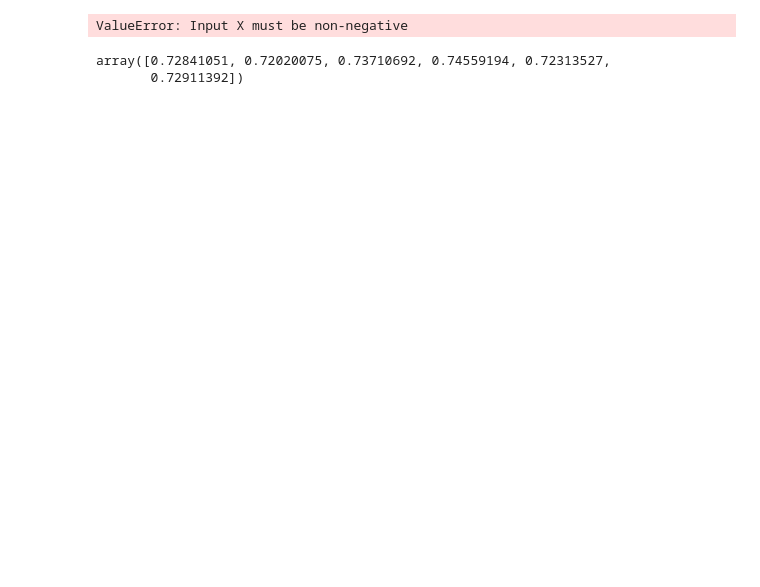
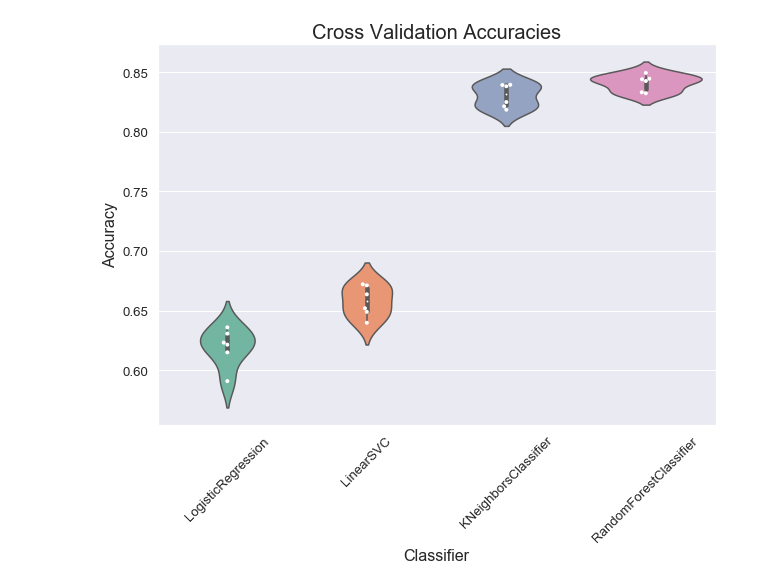
Before and after one commit to Mrnoorsingh/music-genre, a Jupyter notebook: feature_pred.ipynb, the cells around one changed output. Saved outputs shown, nothing was run; the diff lists cells and outputs as text; code cells hidden in the pictures; blank space fills up the shorter version.

Commit message:
display cv of different models

```diff
--- a/feature_pred.ipynb
+++ b/feature_pred.ipynb
@@ -38,22 +24,13 @@ array([[0.408     , 0.19842842, 0.23939218, ..., 0.48517115, 0.40044325,
 # %%
 #cross validating on various classifiers
-models=[LogisticRegression,LinearSVC,MultinomialNB,KNeighborsClassifier]
+models=[LogisticRegression(),LinearSVC(),KNeighborsClassifier(n_neighbors=3),RandomForestClassifier(n_estimators=200)]
 temp=[]
 k=6
 cols=["fold","classifier","accuracy"]
 for model in models:
-    classifier=model()
-    classifier_name=model.__name__
+    classifier=model
+    classifier_name=model.__class__.__name__
     accuracies=cross_val_score(classifier,x_train,y_train,scoring="accuracy",cv=k)
     for fold in range(k):
         row=temp.append([fold,classifier_name,accuracies[fold]])
 new_df=pd.DataFrame(temp,columns=cols)
-# %% [output]
-ValueError: Input X must be non-negative
-# %%
-classifier=RandomForestClassifier()
-accuracies=cross_val_score(classifier,x_train,y_train,scoring="accuracy",cv=k)
-accuracies
-# %% [output]
-array([0.72841051, 0.72020075, 0.73710692, 0.74559194, 0.72313527,
-       0.72911392])
@@ -71,0 +37,14 @@ gs.fit(x_train,y_train)
+# %%
+#visualize cross validation accuracies
+plt.figure(figsize=(10,7))
+sn.set(font_scale=1.2)
+sn.set_style("darkgrid")
+sn.violinplot(x="classifier",y="accuracy",data=new_df,palette="Set2")
+sn.swarmplot(x="classifier",y="accuracy",data=new_df,color="white",size=4,edgecolor="gray")
+plt.title('Cross Validation Accuracies',fontsize=20)
+plt.xlabel("Classifier",fontsize=16)
+plt.xticks(rotation=45)
+plt.ylabel("Accuracy",fontsize=16)
+plt.show()
+# %% [output]
+[figure, added]
```
Also changed, not shown: parts of 6 cells of this notebook.
